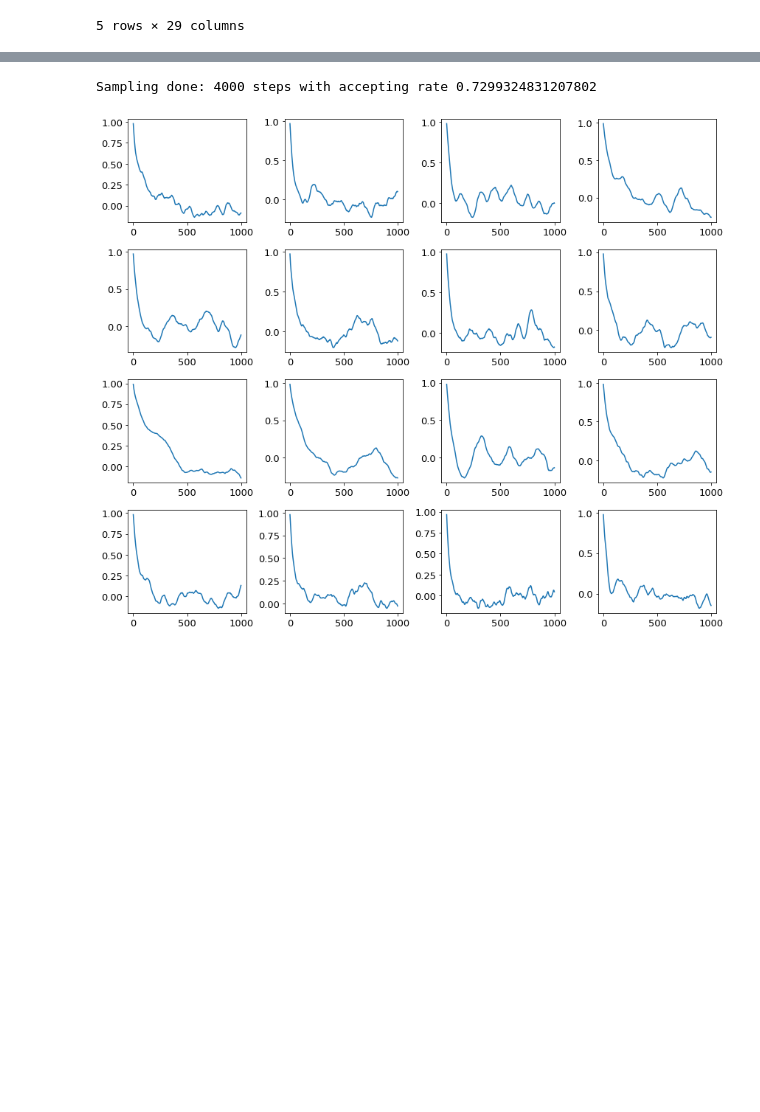
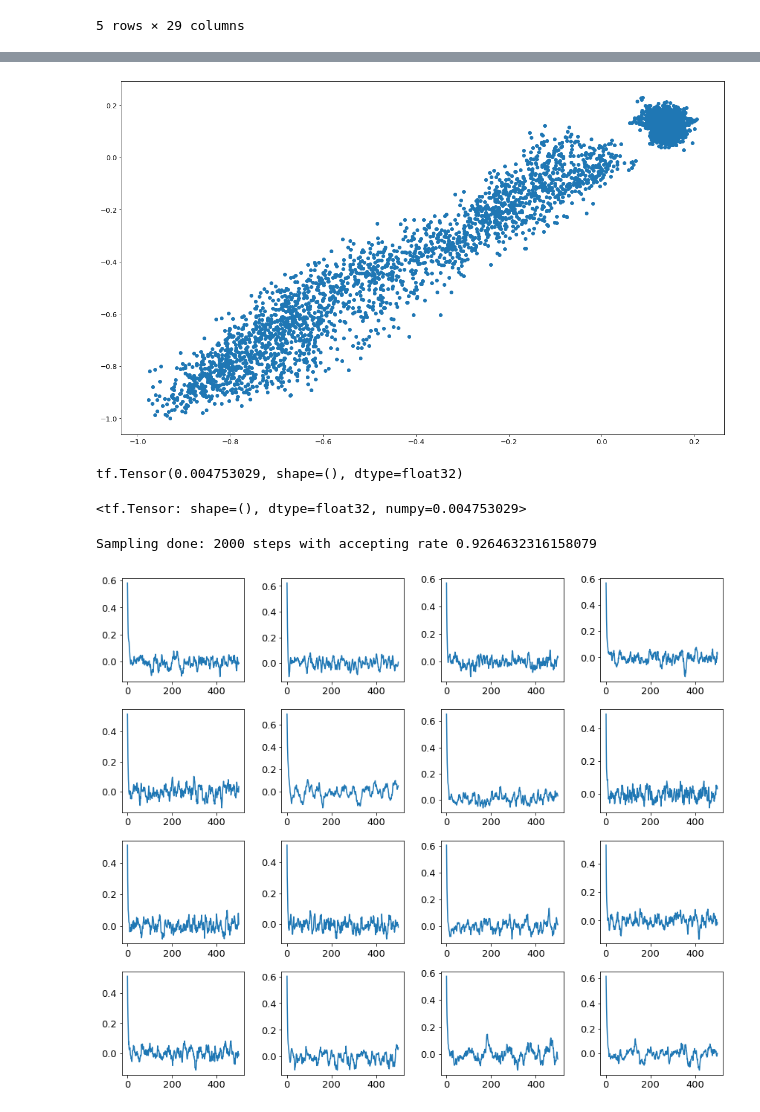
Before and after one commit to PierreTsr/FluxPartitioning, a Jupyter notebook: src/flux_NN.ipynb, the cells around one changed output, grey strips where cells are left out. Drawn from its saved outputs; the diff is of its cells as text; code cells hidden in the pictures; blank space fills up the shorter version.

```diff
--- a/src/flux_NN.ipynb
+++ b/src/flux_NN.ipynb
@@ -153,0 +158,22 @@ Sampling done: 4000 steps with accepting rate 0.7784446111527882
+# %%
+# Computing MAP estimate
+idx_MAP = np.argmin(log_likelihood)
+MAP = tf.constant(parameters[idx_MAP, :], dtype=tf.float32)
+hmc.set_model_params(MAP)
+NEE_train_MAP, GPP_train_MAP, Reco_train_MAP = fluxes_SIF_predict_noSIF(hmc.model, label_train, EV1_train1, EV2_train1,
+                                                                        NEE_max_abs)
+NEE_test_MAP, GPP_test_MAP, Reco_test_MAP = fluxes_SIF_predict_noSIF(hmc.model, label_test, EV1_test1, EV2_test1,
+                                                                     NEE_max_abs)
+print("MAP training loss = {loss:.3e}".format(loss = log_likelihood[idx_MAP]))
+
+tmp = model_noSIF({'APAR_input': label_train, 'EV_input1': EV1_train1, 'EV_input2': EV2_train1}).numpy().ravel()
+loss = model_noSIF.evaluate({'APAR_input': label_train, 'EV_input1': EV1_train1, 'EV_input2': EV2_train1},NEE_train1)
+print(loss)
+
+fig = plt.figure(figsize=(20,12))
+plt.scatter(tmp, NEE_train1)
+plt.show()
+model_noSIF.loss(tmp, NEE_train1)
+print(keras.losses.MeanSquaredError()(tmp, NEE_train1))
+tf.reduce_mean(tf.square(tmp-NEE_train1))
+# %% [output]
@@ -154 +183,4 @@ Sampling done: 4000 steps with accepting rate 0.7784446111527882
+[figure, added]
+tf.Tensor(0.004753029, shape=(), dtype=float32)
+<tf.Tensor: shape=(), dtype=float32, numpy=0.004753029>
 # %%
@@ -228,10 +251,10 @@ sigma_GPP_pred_test = np.var(GPP_test_traj, axis=1)
 sigma_Reco_pred_test = np.var(Reco_test_traj, axis=1)
 # %%
 # Diagnostic and logs
-dir = Path("../etc/diagnostic")
+dir = Path("../etc/diagnostic/flux_nn")
 dir.mkdir(exist_ok=True)
 
-model2 = NN_noSIF(n_neuron=64, activation1='relu', activation2='relu')
+model2 = NN_noSIF(n_neuron=32, activation1='relu', activation2='relu')
 model2.fit({'APAR_input': label_train, 'EV_input1': EV1_train1, 'EV_input2': EV2_train1},
                              {'NEE': NEE_train1},
                              epochs=500,
@@ -247,13 +270,13 @@ tmp = np.stack([parameters, parameters2], axis=2).astype(np.float64)
 for i in range(5):
     np.save(dir / ("parameter" + str(i) + ".npy"), tmp[:,i,:])
 # %% [output]
-Sampling done: 4000 steps with accepting rate 0.7299324831207802
+Sampling done: 2000 steps with accepting rate 0.9264632316158079
 # %%
 # plot auto-correlation
 
 fig, axs = plt.subplots(4, 4, figsize=(12, 10))
 axs = axs.flatten()
-max_lag = 1000
+max_lag = int(n_iter/4)
 for i in range(len(axs)):
     auto_cor = []
     mean = np.mean(parameters[:, i])
@@ -266,7 +289,7 @@ for i in range(len(axs)):
 plt.tight_layout()
 plt.show()
 # %% [output]
-[figure, old version]
+[figure, new version]
 # %%
 fig, axs = plt.subplots(1, 2, figsize=(12, 6))
 axs = axs.flatten()
```
Also changed, not shown: parts of 18 cells of this notebook, 1 other file.
